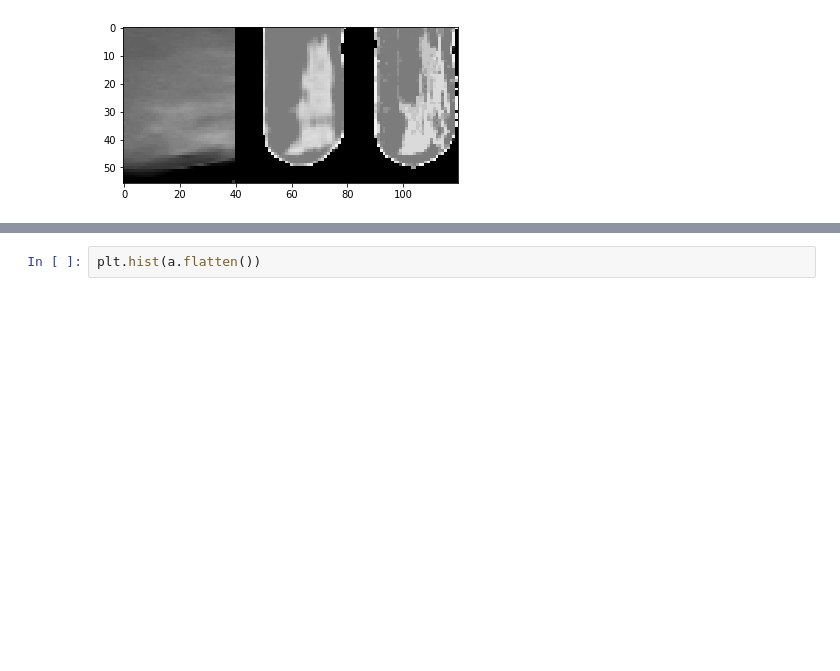
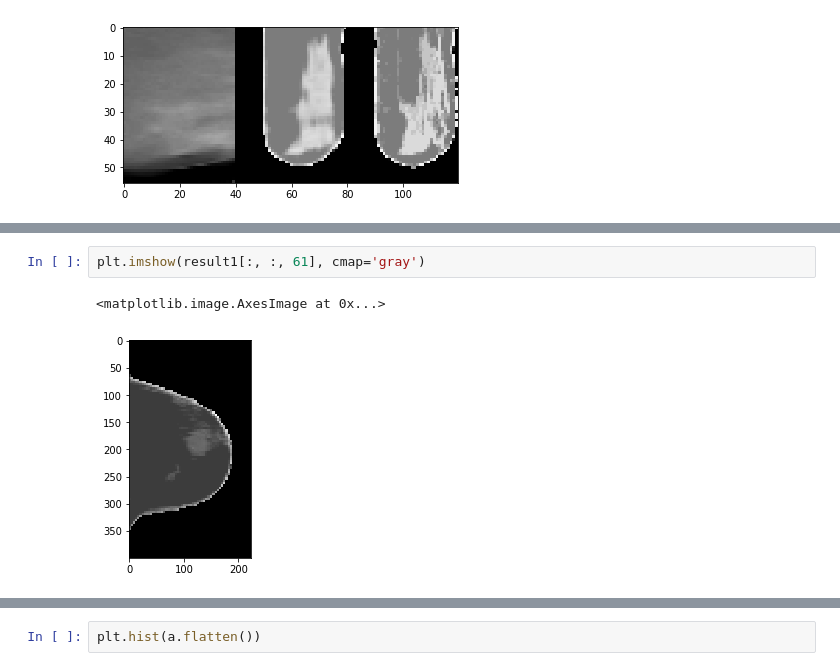
Before and after one commit to PranjalSahu/newrecon, a Jupyter notebook: recon1.ipynb, the cells around one changed output, grey strips where cells are left out. Saved outputs shown, nothing was run; the diff lists cells and outputs as text; blank space fills up the shorter version.

```diff
--- a/recon1.ipynb
+++ b/recon1.ipynb
@@ -632,6 +644,11 @@ result1 = ndimage.zoom(result[:, :, :, 0], 4, order=0).astype(np.single)
 print(a.shape, result1.shape)
 # %% [output]
 (400, 224, 160) (400, 224, 160)
+# %%
+plt.imshow(result1[:, :, 61], cmap='gray')
+# %% [output]
+<matplotlib.image.AxesImage at 0x...>
+[figure, added]
 # %%
 plt.hist(result1.flatten())
 # %% [output]
```
Also changed, not shown: parts of 13 cells of this notebook.
